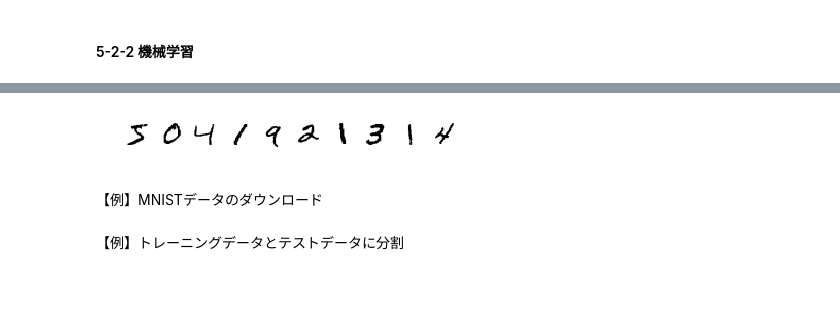
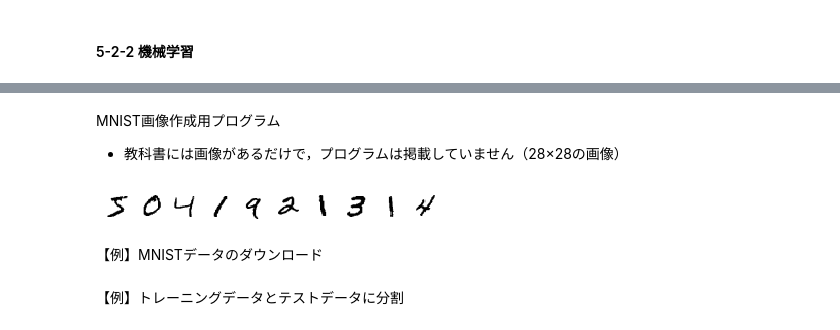
Before and after one commit to mizukix/fe-python, a Jupyter notebook: Chapter 5. Python Text.ipynb, the cells around one changed output, grey strips where cells are left out. Cells and saved outputs as stored; diff of their text form; code cells hidden in the pictures; blank space fills up the shorter version.

```diff
--- a/Chapter 5. Python Text.ipynb
+++ b/Chapter 5. Python Text.ipynb
@@ -193,13 +163,19 @@ import tensorflow as tf
+# %% [markdown]
+MNIST画像作成用プログラム
+* 教科書には画像があるだけで，プログラムは掲載していません（28×28の画像）
 # %%
-# MNIST画像作成用
+%matplotlib inline
 import matplotlib.pyplot as plt
+from tensorflow.keras.datasets import mnist
+
+(train_images, train_labels), (test_images, test_labels) = mnist.load_data()
 for i in range(10):
     plt.subplot(1, 10, i + 1)
     plt.axis('off')
     plt.imshow(train_images[i], cmap=plt.cm.gray_r)
 plt.show()
 # %% [output]
-[figure, old version]
+[figure, new version]
 # %% [markdown]
 【例】MNISTデータのダウンロード
 # %%
```
Also changed, not shown: parts of 29 cells of this notebook.
